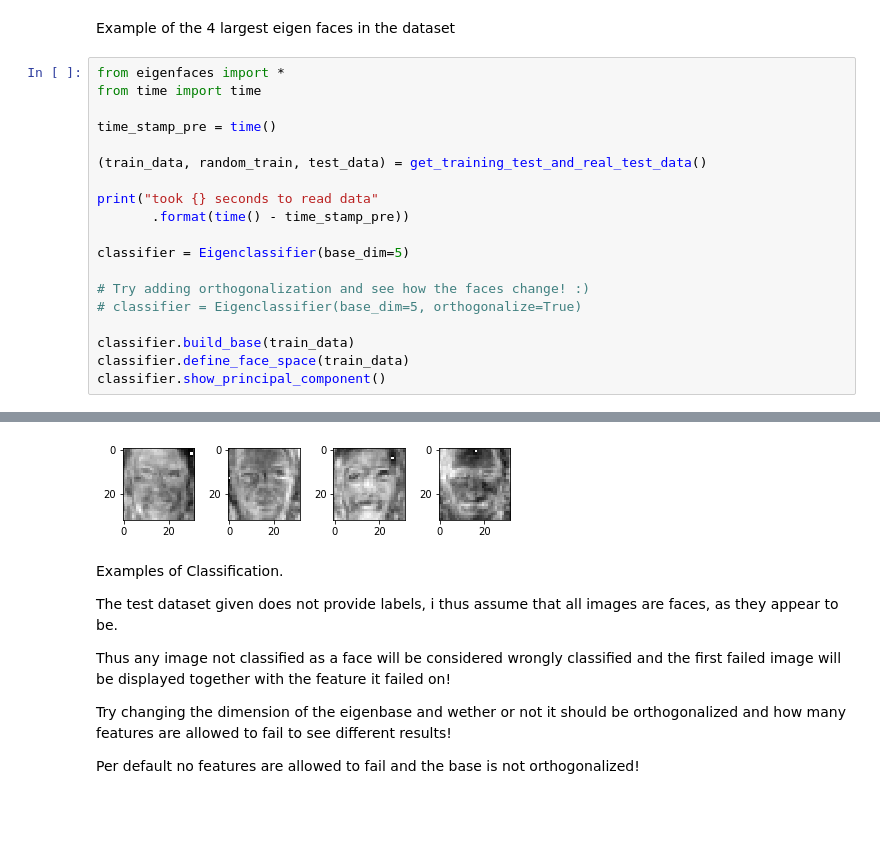
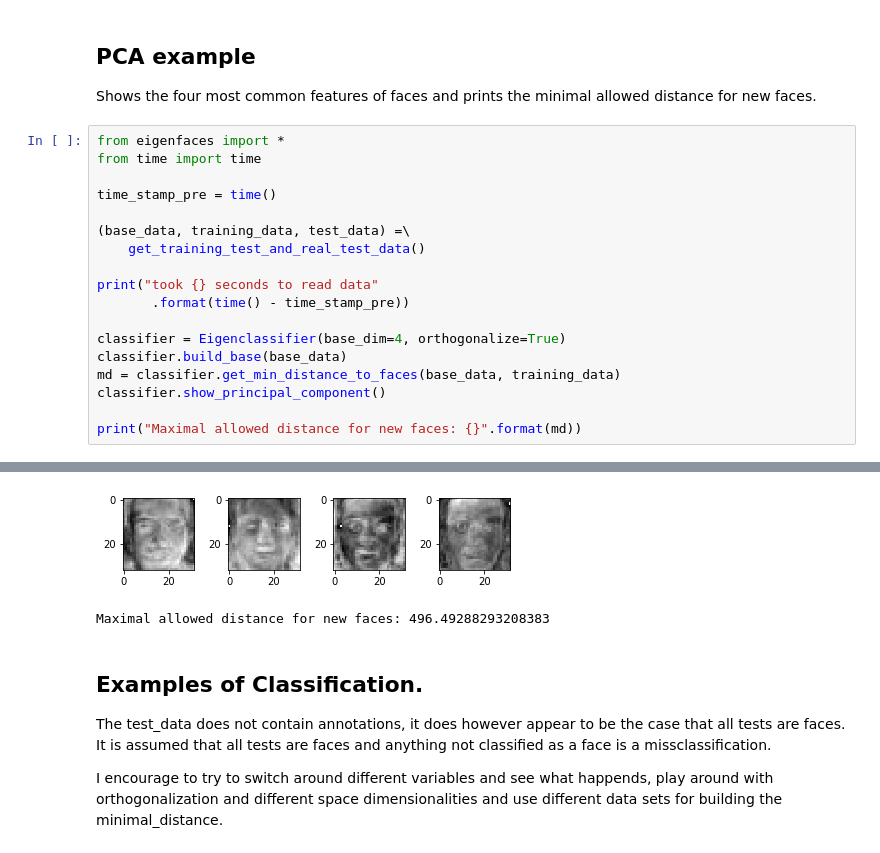
Before and after one commit to JonasRSV/Eigenfaceinator, a Jupyter notebook: eigenfaces.ipynb, the cells around one changed output, grey strips where cells are left out. Drawn from its saved outputs; the diff is of its cells as text; blank space fills up the shorter version.

```diff
--- a/eigenfaces.ipynb
+++ b/eigenfaces.ipynb
@@ -1,22 +1,24 @@
-# %% [markdown]
-Example of the 4 largest eigen faces in the dataset
+# %% [markdown]
+## PCA example
+
+Shows the four most common features of faces and prints the minimal allowed distance
+for new faces.
 # %%
 from eigenfaces import *
 from time import time
 
 time_stamp_pre = time()
 
-(train_data, random_train, test_data) = get_training_test_and_real_test_data()
+(base_data, training_data, test_data) =\
+    get_training_test_and_real_test_data()
 
 print("took {} seconds to read data"
        .format(time() - time_stamp_pre))
 
-classifier = Eigenclassifier(base_dim=5)
+classifier = Eigenclassifier(base_dim=4, orthogonalize=True)
+classifier.build_base(base_data)
+md = classifier.get_min_distance_to_faces(base_data, training_data)
+classifier.show_principal_component()
 
-# Try adding orthogonalization and see how the faces change! :)
-# classifier = Eigenclassifier(base_dim=5, orthogonalize=True)
-
-classifier.build_base(train_data)
-classifier.define_face_space(train_data)
-classifier.show_principal_component()
+print("Maximal allowed distance for new faces: {}".format(md))
 # %% [output]
@@ -25,16 +27,13 @@ base took 0.19199895858764648 seconds to build
-[figure, old version]
+[figure, new version]
+Maximal allowed distance for new faces: 496.49288293208383
-# %% [markdown]
-Examples of Classification.
-
-The test dataset given does not provide labels, i thus assume that all images are faces, as they appear to be.
-
-Thus any image not classified as a face will be considered wrongly classified and the first failed image will be
-displayed together with the feature it failed on!
-
-Try changing the dimension of the eigenbase and wether or not it should be orthogonalized and how many features
-are allowed to fail to see different results!
-
-Per default no features are allowed to fail and the base is not orthogonalized!
+# %% [markdown]
+## Examples of Classification.
+
+The test_data does not contain annotations, it does however appear to be the case that all tests are faces.
+It is assumed that all tests are faces and anything not classified as a face is a missclassification.
+
+I encourage to try to switch around different variables and see what happends, play around with orthogonalization
+and different space dimensionalities and use different data sets for building the minimal_distance.
 # %%
 from eigenfaces import *
 from time import time
```
Also changed, not shown: parts of 2 cells of this notebook, 1 other file.
